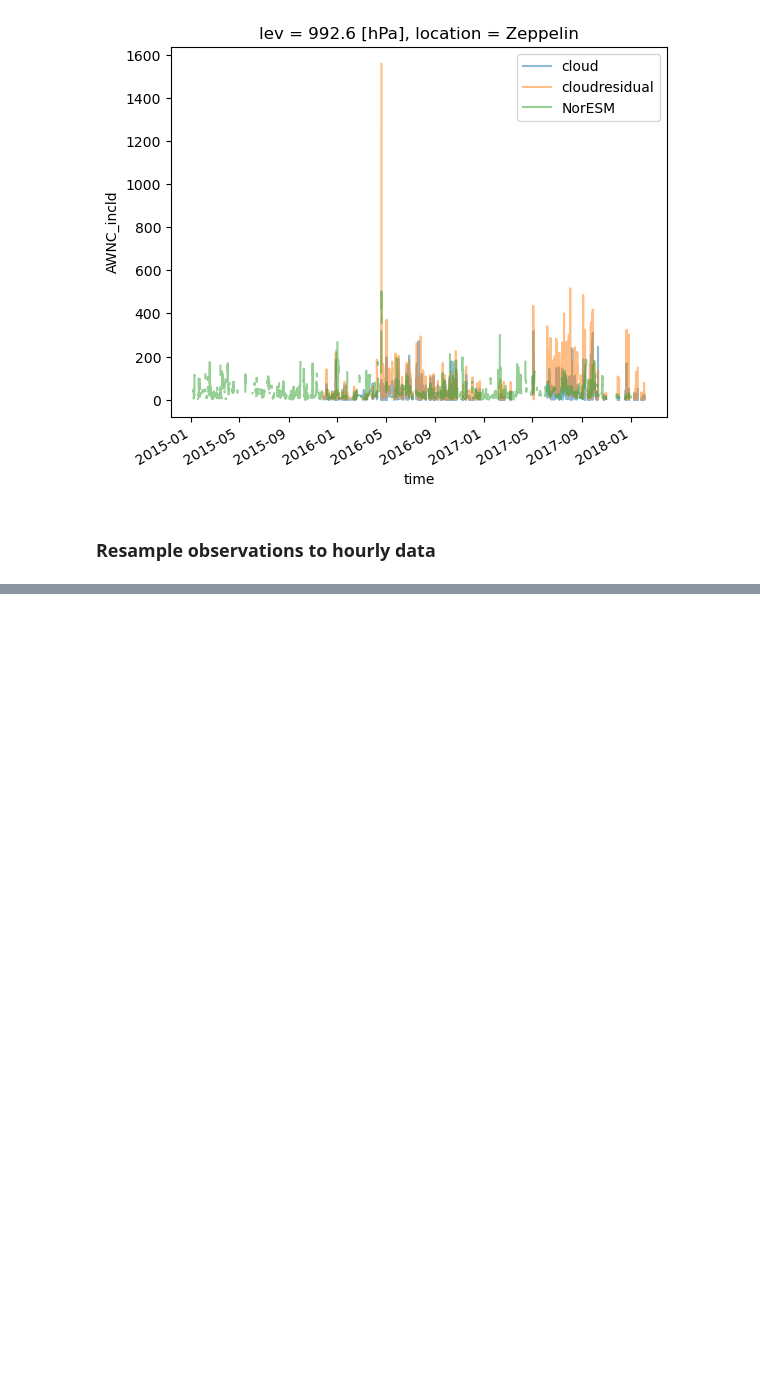
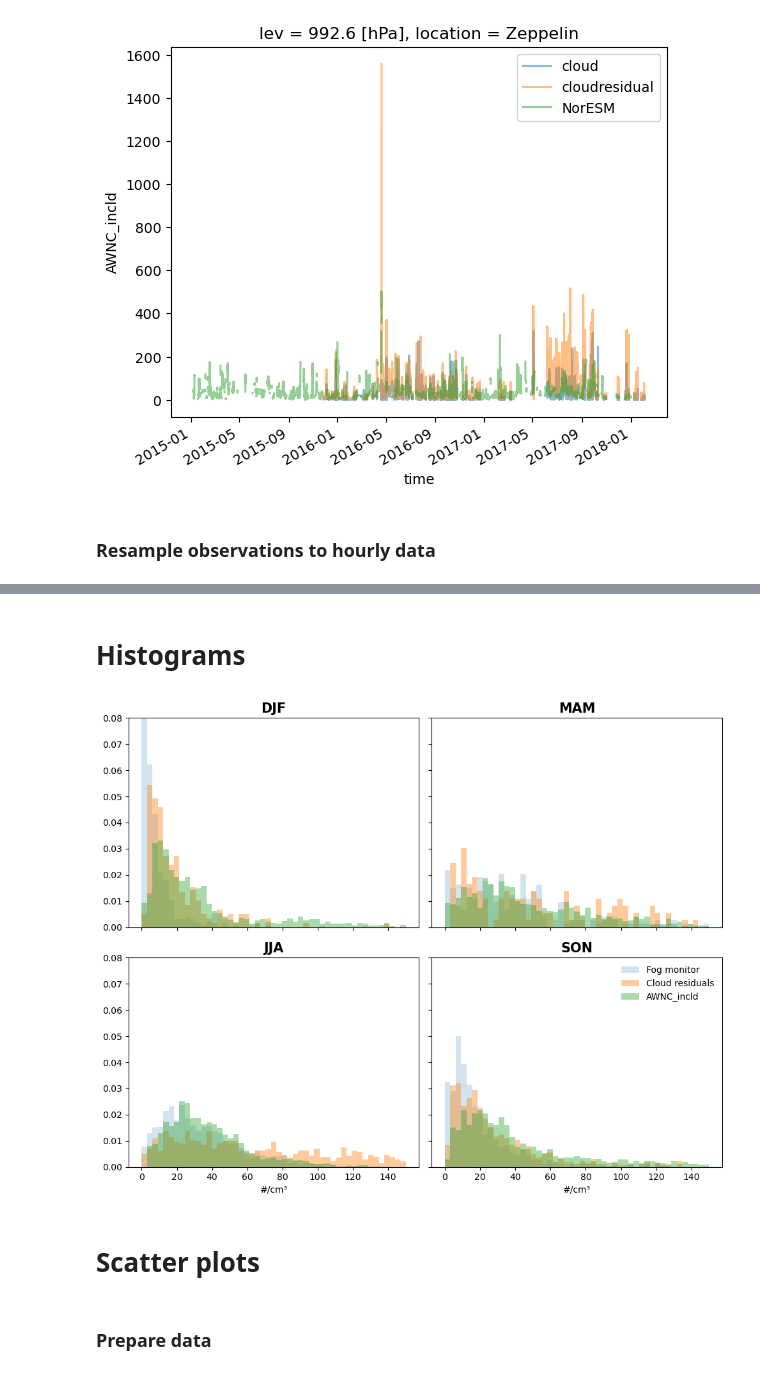
Before and after one commit to eScience-course/-Tjaernoe2022-group1, a Jupyter notebook: notebooks/Ingvild/Tjarnoe.ipynb, the cells around one changed output, grey strips where cells are left out. Cells and saved outputs as stored; diff of their text form; code cells hidden in the pictures; blank space fills up the shorter version.

```diff
--- a/notebooks/Ingvild/Tjarnoe.ipynb
+++ b/notebooks/Ingvild/Tjarnoe.ipynb
@@ -147,0 +129,42 @@ plt.legend()
+# %% [markdown]
+# Histograms
+# %%
+# Group by seasons
+
+ds_seasons = ds.groupby('time.season')
+Nx_cloud_seasons = Nx_cloud_hourly.groupby('time.season')
+Nx_cloudresidual_seasons = Nx_cloudresidual_hourly.groupby('time.season')
+Nx_cloud_warm_seasons = Nx_cloud_warm_hourly.groupby('time.season')
+Nx_cloudresidual_warm_seasons = Nx_cloudresidual_warm_hourly.groupby('time.season')
+
+
+season_str=['DJF', 'MAM', 'JJA', 'SON']
+
+
+
+# Plot histograms with subplots of each season.
+
+fig, axs = plt.subplots(2,2, sharex=True, sharey=True, figsize=(10, 8))
+
+
+for n_ax, ax in zip(range(0, 4), axs.flatten()):
+
+    Nx_cloud_warm_seasons[season_str[n_ax]].plot.hist(density=True,alpha=0.2, bins=np.linspace(0,150,50), label='Fog monitor', ax = ax )
+    Nx_cloudresidual_warm_seasons[season_str[n_ax]].plot.hist(density=True,alpha=0.4, bins=np.linspace(0,150,50), label='Cloud residuals', ax = ax)
+    ds_seasons[season_str[n_ax]].isel(lev=-1).sel(location='Zeppelin')['AWNC_incld'].plot.hist(density=True,alpha=0.4, bins=np.linspace(0,150,50), ax= ax,
+                                                                                               label='AWNC_incld')
+    if n_ax==3:
+        ax.legend(frameon=False)
+    if n_ax>=2:
+        ax.set_xlabel('#/cm³')
+    else:
+        ax.set_xlabel('')
+    plt.ylim([0,0.08])
+    ax.set_title(season_str[n_ax], fontweight='bold', fontsize=15)
+plt.tight_layout()
+# %% [output]
+[figure, added]
+# %% [markdown]
+# Scatter plots
+# %% [markdown]
+### Prepare data
```
Also changed, not shown: parts of 11 cells of this notebook, 1 other file.
